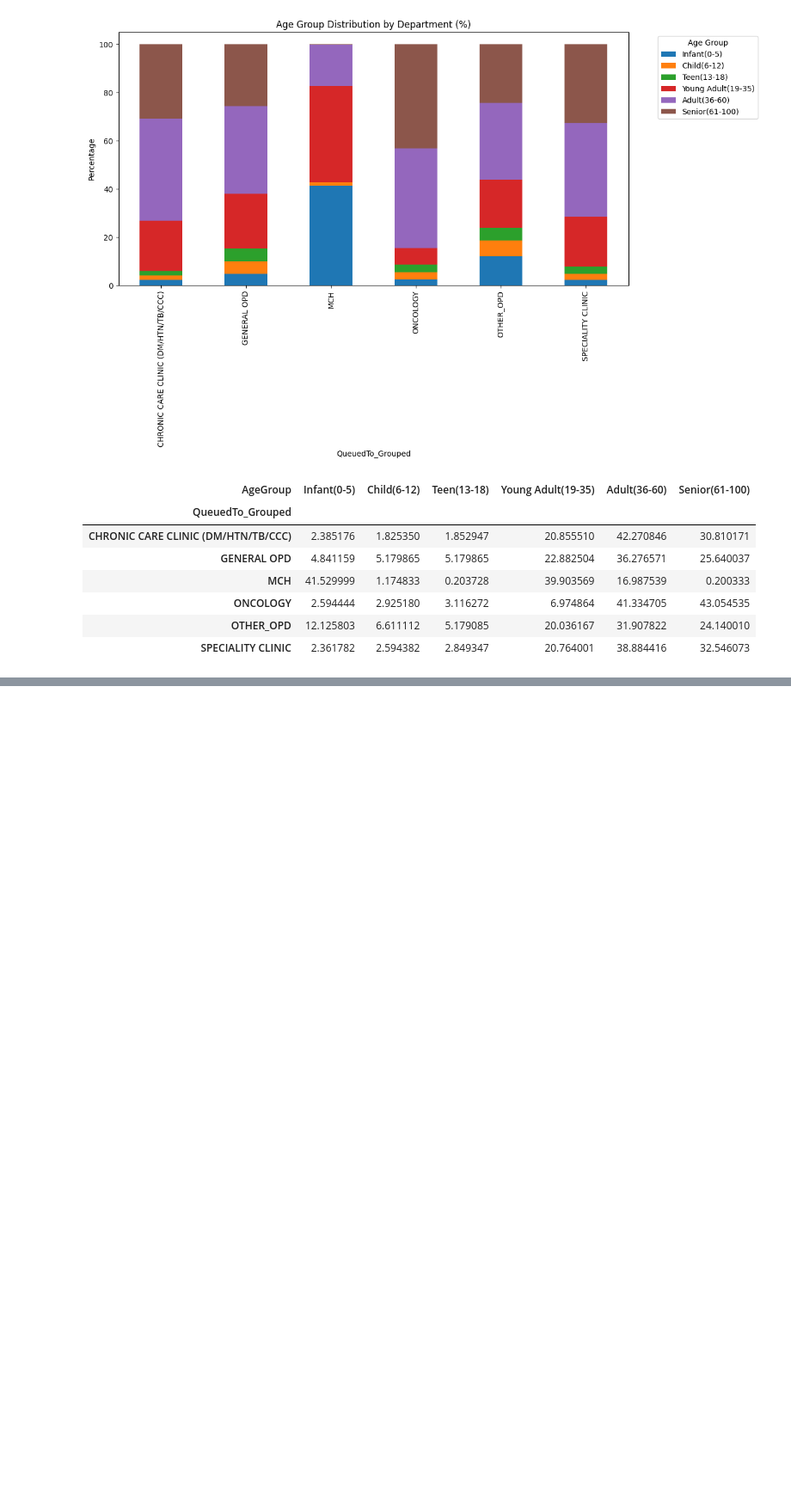
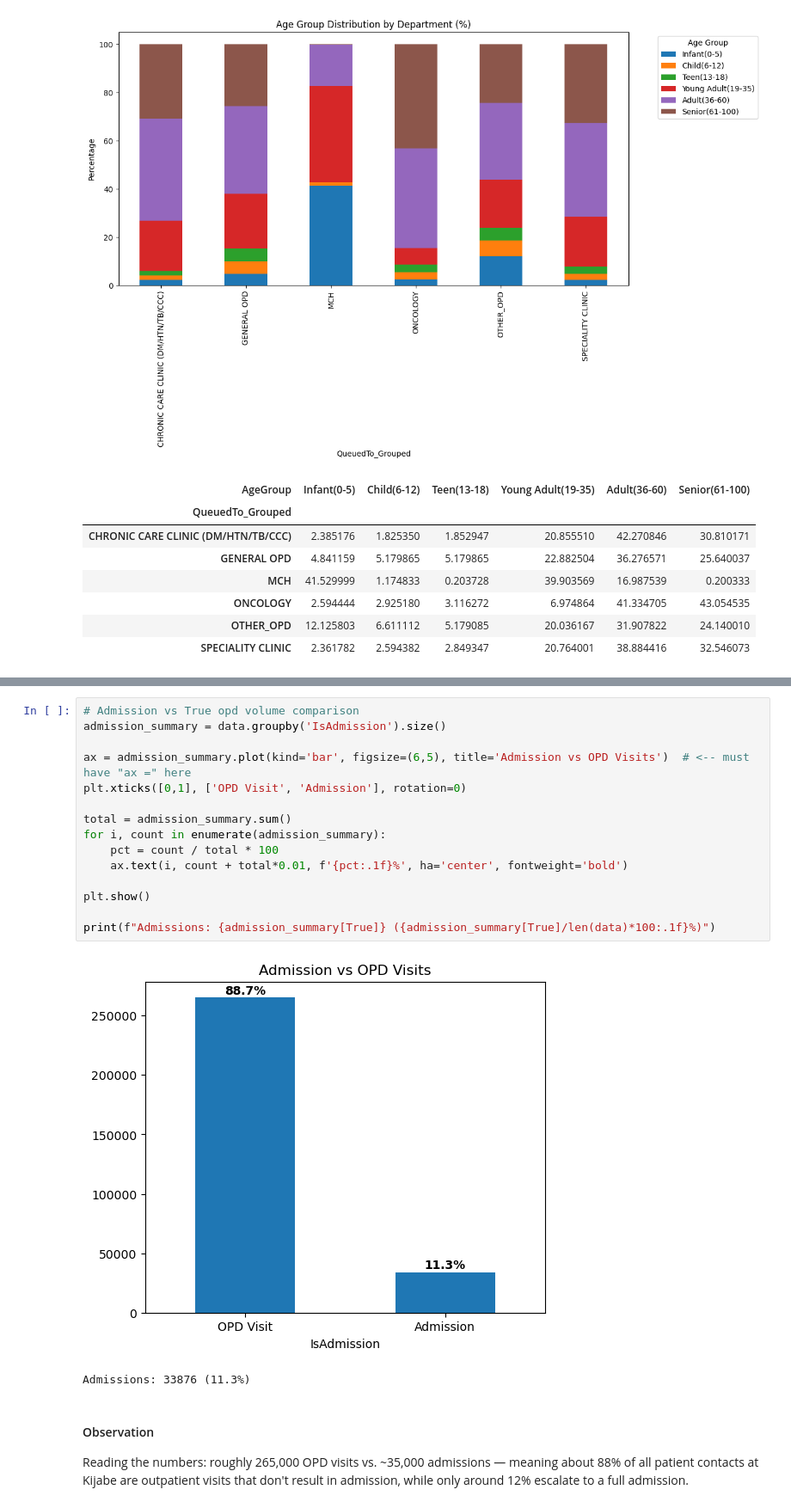
Before and after one commit to wahomelewis396/surge_sentinels, a Jupyter notebook: surge_sentinels.ipynb, the cells around one changed output, grey strips where cells are left out. Shown at 86% size. Saved outputs shown, nothing was run; the diff lists cells and outputs as text; blank space fills up the shorter version.

```diff
--- a/surge_sentinels.ipynb
+++ b/surge_sentinels.ipynb
@@ -452,0 +516,21 @@ age_group_by_dept
+# %%
+# Admission vs True opd volume comparison
+admission_summary = data.groupby('IsAdmission').size()
+
+ax = admission_summary.plot(kind='bar', figsize=(6,5), title='Admission vs OPD Visits')  # <-- must have "ax =" here
+plt.xticks([0,1], ['OPD Visit', 'Admission'], rotation=0)
+
+total = admission_summary.sum()
+for i, count in enumerate(admission_summary):
+    pct = count / total * 100
+    ax.text(i, count + total*0.01, f'{pct:.1f}%', ha='center', fontweight='bold')
+
+plt.show()
+
+print(f"Admissions: {admission_summary[True]} ({admission_summary[True]/len(data)*100:.1f}%)")
+# %% [output]
+[figure, added]
+Admissions: 33876 (11.3%)
+# %% [markdown]
+#### Observation
+Reading the numbers: roughly 265,000 OPD visits vs. ~35,000 admissions — meaning about 88% of all patient contacts at Kijabe are outpatient visits that don't result in admission, while only around 12% escalate to a full admission.
```
Also changed, not shown: parts of 7 cells of this notebook.
